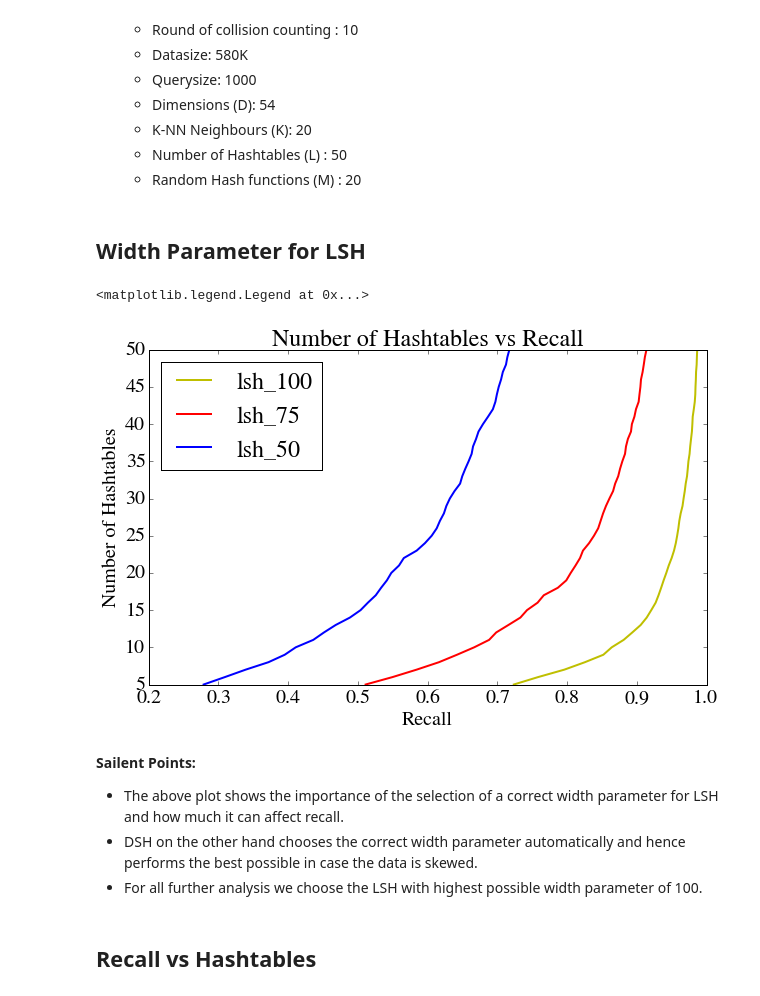
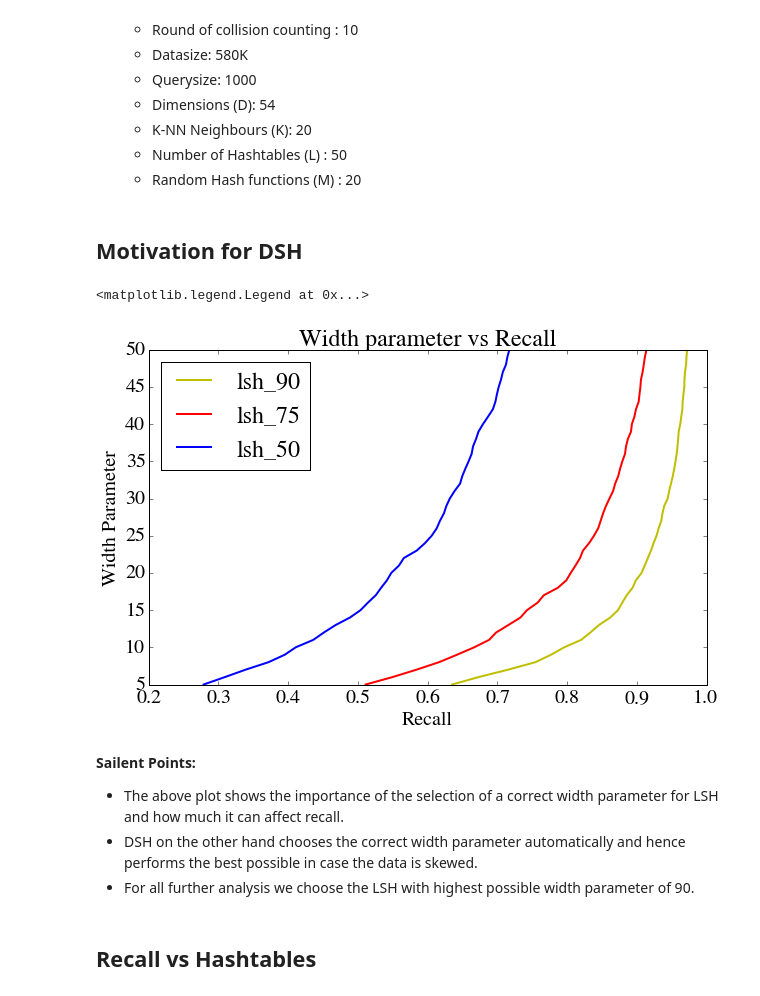
Before and after one commit to srijanshetty/data-sensitive-hashing, a Jupyter notebook: results/Analysis.ipynb, the cells around one changed output. Cells and saved outputs as stored; diff of their text form; code cells hidden in the pictures.

Commit message:
more graphs! Yay!

```diff
--- a/results/Analysis.ipynb
+++ b/results/Analysis.ipynb
@@ -40,32 +40,32 @@ rcParams['font.family'] = 'StixGeneral'
     - Number of Hashtables (L) : 50
     - Random Hash functions (M) : 20
 # %%
-lsh = pd.read_csv('lsh.csv')
+lsh = pd.read_csv('lsh_90.csv')
 dsh = pd.read_csv('dsh.csv')
 entropy = pd.read_csv('entropy.csv')
 multiprobe = pd.read_csv('multiprobe.csv')
-# %% [markdown]
-## Width Parameter for LSH
+# %% [markdown]
+## Motivation for DSH
 # %%
 lsh_50 = pd.read_csv('lsh_50.csv')
 lsh_75 = pd.read_csv('lsh_75.csv')
 
-plt.title('Number of Hashtables vs Recall')
+plt.title('Width parameter vs Recall')
 plt.xlabel('Recall')
-plt.ylabel('Number of Hashtables')
+plt.ylabel('Width Parameter')
 plot0, = plt.plot(lsh['recall'], lsh['Lused'], 'y')
 plot1, = plt.plot(lsh_75['recall'], lsh_75['Lused'], 'r')
 plot2, = plt.plot(lsh_50['recall'], lsh_50['Lused'], 'b')
-plt.legend([plot0, plot1, plot2], ['lsh_100', 'lsh_75', 'lsh_50'], loc=2)
+plt.legend([plot0, plot1, plot2], ['lsh_90', 'lsh_75', 'lsh_50'], loc=2)
 # %% [output]
 <matplotlib.legend.Legend at 0x...>
-[figure, old version]
+[figure, new version]
 # %% [markdown]
 **Sailent Points:**
 
 - The above plot shows the importance of the selection of a correct width parameter for LSH and how much it can affect recall.
 - DSH on the other hand chooses the correct width parameter automatically and hence performs the best possible in case the data is skewed.
-- For all further analysis we choose the LSH with highest possible width parameter of 100.
+- For all further analysis we choose the LSH with highest possible width parameter of 90.
 # %% [markdown]
 ## Recall vs Hashtables
 # %%
```
Also changed, not shown: parts of 19 cells of this notebook, 1 other file.
